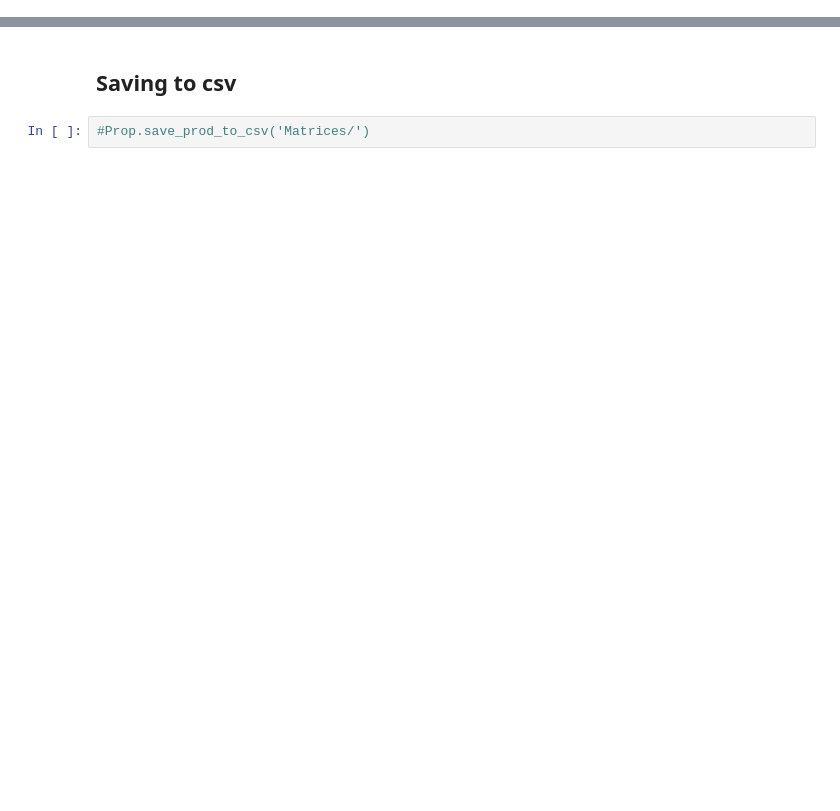
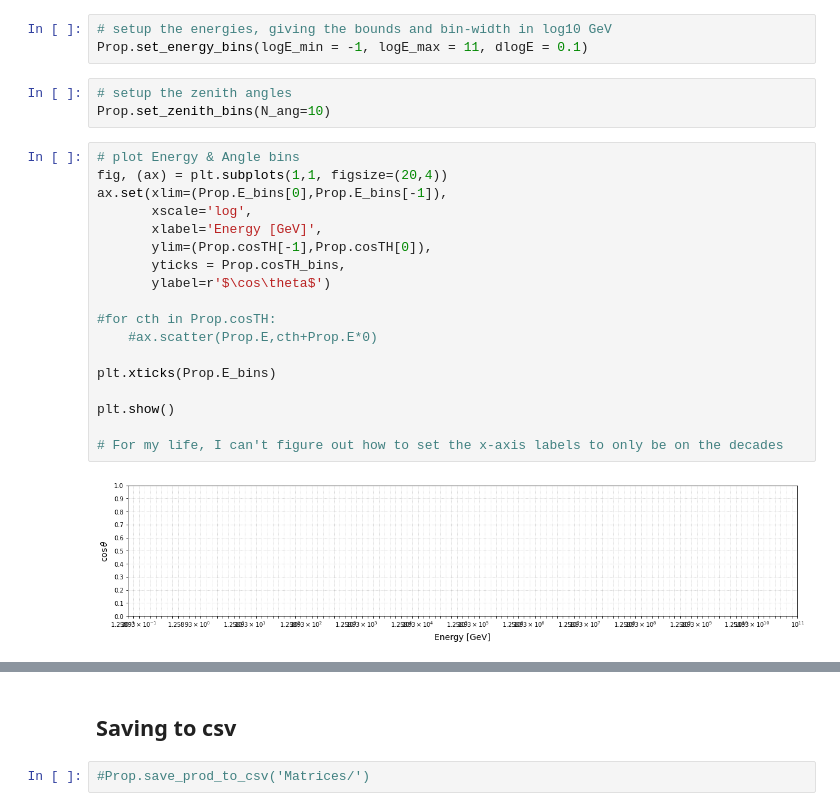
Before and after one commit to 14CO/In-Situ-14C, a Jupyter notebook: InSitu14CO Notebook.ipynb, the cells around one changed output, grey strips where cells are left out. Cells and saved outputs as stored; diff of their text form; blank space fills up the shorter version.

```diff
--- a/InSitu14CO Notebook.ipynb
+++ b/InSitu14CO Notebook.ipynb
@@ -40,2 +78,28 @@ plt.show()
+# %%
+# setup the energies, giving the bounds and bin-width in log10 GeV
+Prop.set_energy_bins(logE_min = -1, logE_max = 11, dlogE = 0.1)
+# %%
+# setup the zenith angles
+Prop.set_zenith_bins(N_ang=10)
+# %%
+# plot Energy & Angle bins
+fig, (ax) = plt.subplots(1,1, figsize=(20,4))
+ax.set(xlim=(Prop.E_bins[0],Prop.E_bins[-1]),
+       xscale='log',
+       xlabel='Energy [GeV]',
+       ylim=(Prop.cosTH[-1],Prop.cosTH[0]),
+       yticks = Prop.cosTH_bins,
+       ylabel=r'$\cos\theta$')
+
+#for cth in Prop.cosTH:
+    #ax.scatter(Prop.E,cth+Prop.E*0)
+
+plt.xticks(Prop.E_bins)
+
+plt.show()
+
+# For my life, I can't figure out how to set the x-axis labels to only be on the decades
+# %% [output]
+[figure, added]
 # %% [markdown]
 ## Propagation Models
```
Also changed, not shown: parts of 22 cells of this notebook, 1 other file.
